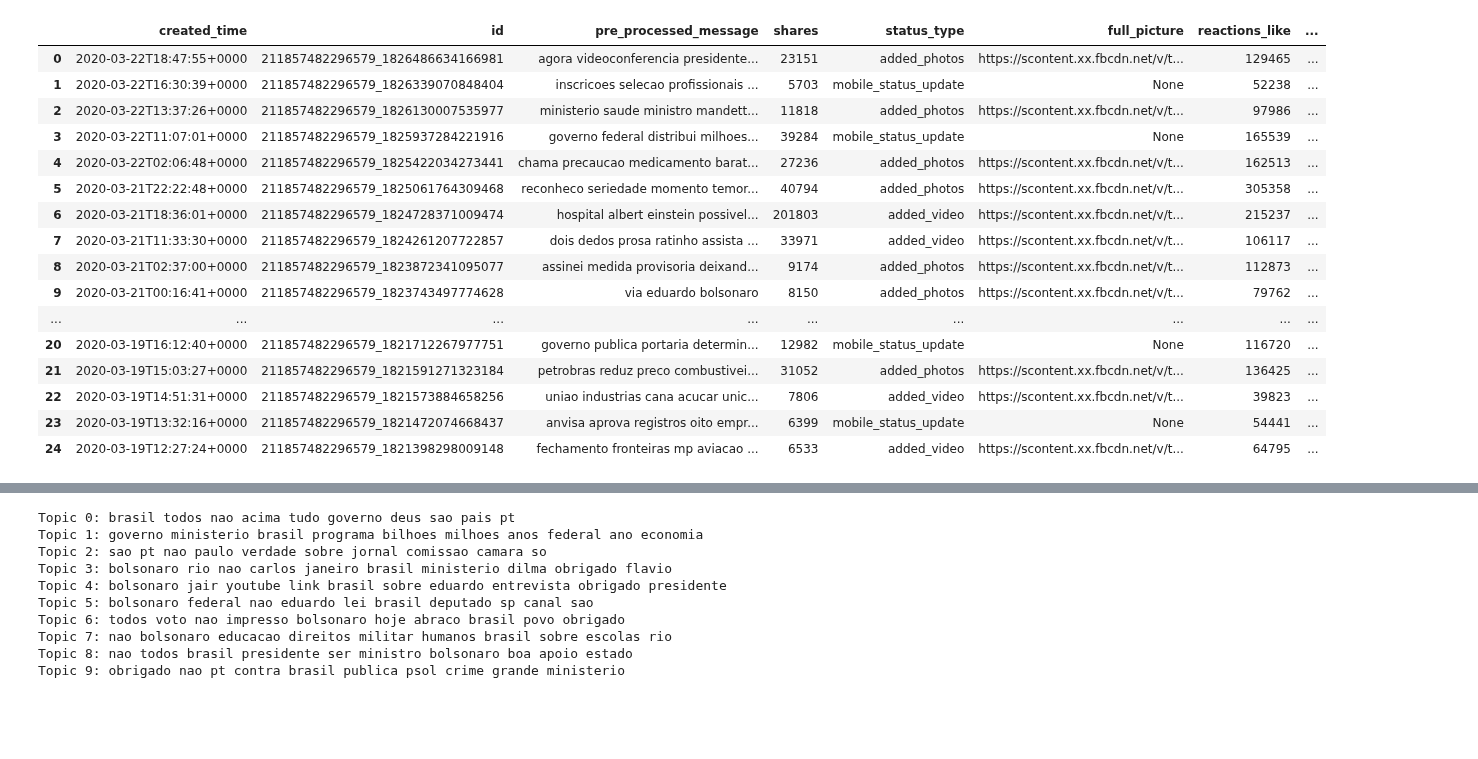
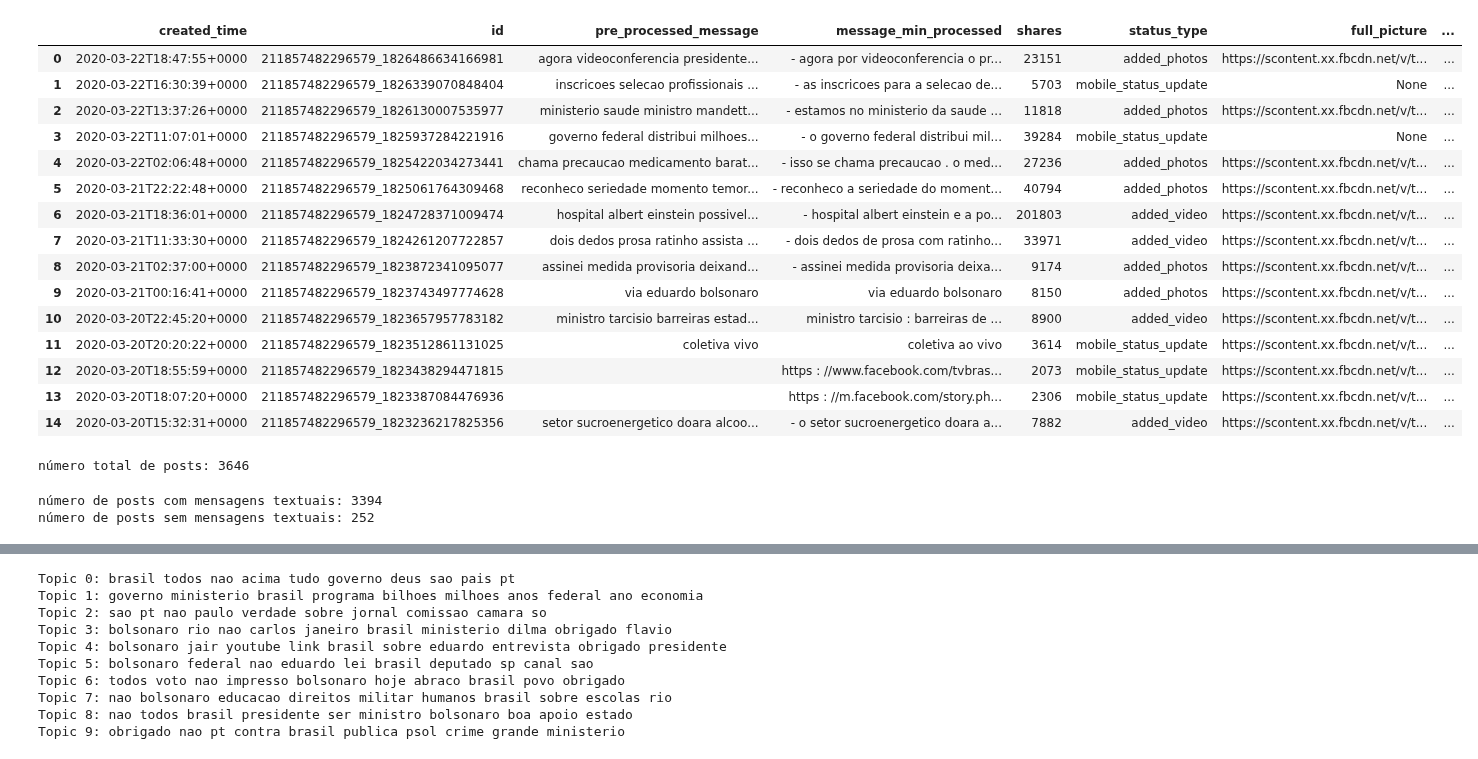
Before and after one commit to LucasPereiraMiranda/social-media-analysis, a Jupyter notebook: source/jupyter/lda_topics.ipynb, the cells around one changed output, grey strips where cells are left out. Cells and saved outputs as stored; diff of their text form; code cells hidden in the pictures; blank space fills up the shorter version.

```diff
--- a/source/jupyter/lda_topics.ipynb
+++ b/source/jupyter/lda_topics.ipynb
@@ -7,22 +9,35 @@ from sklearn.decomposition import LatentDirichletAllocation
 csv_file_path = '/home/lucas/UFOP/ple_2020/analise_midias_sociais/final-work/data/all_pp_posts_bolsonaro_posts.csv'
 df_candidate = pd.read_csv(csv_file_path,encoding = 'utf-8')
 # %%
-df_candidate.head(25)
+df_candidate.head(15)
 # %% [output]
-|  | created_time | id | pre_processed_message | shares | status_type | full_picture | reactions_like | ... |
-| 0 | 2020-03-22T18:47:55+0000 | 211857482296579_1826486634166981 | agora videoconferencia presidente... | 23151 | added_photos | https://scontent.xx.fbcdn.net/v/t... | 129465 | ... |
-| 1 | 2020-03-22T16:30:39+0000 | 211857482296579_1826339070848404 | inscricoes selecao profissionais ... | 5703 | mobile_status_update | None | 52238 | ... |
-| 2 | 2020-03-22T13:37:26+0000 | 211857482296579_1826130007535977 | ministerio saude ministro mandett... | 11818 | added_photos | https://scontent.xx.fbcdn.net/v/t... | 97986 | ... |
-| 3 | 2020-03-22T11:07:01+0000 | 211857482296579_1825937284221916 | governo federal distribui milhoes... | 39284 | mobile_status_update | None | 165539 | ... |
-| 4 | 2020-03-22T02:06:48+0000 | 211857482296579_1825422034273441 | chama precaucao medicamento barat... | 27236 | added_photos | https://scontent.xx.fbcdn.net/v/t... | 162513 | ... |
-| 5 | 2020-03-21T22:22:48+0000 | 211857482296579_1825061764309468 | reconheco seriedade momento temor... | 40794 | added_photos | https://scontent.xx.fbcdn.net/v/t... | 305358 | ... |
-| 6 | 2020-03-21T18:36:01+0000 | 211857482296579_1824728371009474 | hospital albert einstein possivel... | 201803 | added_video | https://scontent.xx.fbcdn.net/v/t... | 215237 | ... |
-| 7 | 2020-03-21T11:33:30+0000 | 211857482296579_1824261207722857 | dois dedos prosa ratinho assista ... | 33971 | added_video | https://scontent.xx.fbcdn.net/v/t... | 106117 | ... |
-| 8 | 2020-03-21T02:37:00+0000 | 211857482296579_1823872341095077 | assinei medida provisoria deixand... | 9174 | added_photos | https://scontent.xx.fbcdn.net/v/t... | 112873 | ... |
-| 9 | 2020-03-21T00:16:41+0000 | 211857482296579_1823743497774628 | via eduardo bolsonaro | 8150 | added_photos | https://scontent.xx.fbcdn.net/v/t... | 79762 | ... |
-| ... | ... | ... | ... | ... | ... | ... | ... | ... |
-| 20 | 2020-03-19T16:12:40+0000 | 211857482296579_1821712267977751 | governo publica portaria determin... | 12982 | mobile_status_update | None | 116720 | ... |
-| 21 | 2020-03-19T15:03:27+0000 | 211857482296579_1821591271323184 | petrobras reduz preco combustivei... | 31052 | added_photos | https://scontent.xx.fbcdn.net/v/t... | 136425 | ... |
-| 22 | 2020-03-19T14:51:31+0000 | 211857482296579_1821573884658256 | uniao industrias cana acucar unic... | 7806 | added_video | https://scontent.xx.fbcdn.net/v/t... | 39823 | ... |
-| 23 | 2020-03-19T13:32:16+0000 | 211857482296579_1821472074668437 | anvisa aprova registros oito empr... | 6399 | mobile_status_update | None | 54441 | ... |
-| 24 | 2020-03-19T12:27:24+0000 | 211857482296579_1821398298009148 | fechamento fronteiras mp aviacao ... | 6533 | added_video | https://scontent.xx.fbcdn.net/v/t... | 64795 | ... |
+|  | created_time | id | pre_processed_message | message_min_processed | shares | status_type | full_picture | ... |
+| 0 | 2020-03-22T18:47:55+0000 | 211857482296579_1826486634166981 | agora videoconferencia presidente... | - agora por videoconferencia o pr... | 23151 | added_photos | https://scontent.xx.fbcdn.net/v/t... | ... |
+| 1 | 2020-03-22T16:30:39+0000 | 211857482296579_1826339070848404 | inscricoes selecao profissionais ... | - as inscricoes para a selecao de... | 5703 | mobile_status_update | None | ... |
+| 2 | 2020-03-22T13:37:26+0000 | 211857482296579_1826130007535977 | ministerio saude ministro mandett... | - estamos no ministerio da saude ... | 11818 | added_photos | https://scontent.xx.fbcdn.net/v/t... | ... |
+| 3 | 2020-03-22T11:07:01+0000 | 211857482296579_1825937284221916 | governo federal distribui milhoes... | - o governo federal distribui mil... | 39284 | mobile_status_update | None | ... |
+| 4 | 2020-03-22T02:06:48+0000 | 211857482296579_1825422034273441 | chama precaucao medicamento barat... | - isso se chama precaucao . o med... | 27236 | added_photos | https://scontent.xx.fbcdn.net/v/t... | ... |
+| 5 | 2020-03-21T22:22:48+0000 | 211857482296579_1825061764309468 | reconheco seriedade momento temor... | - reconheco a seriedade do moment... | 40794 | added_photos | https://scontent.xx.fbcdn.net/v/t... | ... |
+| 6 | 2020-03-21T18:36:01+0000 | 211857482296579_1824728371009474 | hospital albert einstein possivel... | - hospital albert einstein e a po... | 201803 | added_video | https://scontent.xx.fbcdn.net/v/t... | ... |
+| 7 | 2020-03-21T11:33:30+0000 | 211857482296579_1824261207722857 | dois dedos prosa ratinho assista ... | - dois dedos de prosa com ratinho... | 33971 | added_video | https://scontent.xx.fbcdn.net/v/t... | ... |
+| 8 | 2020-03-21T02:37:00+0000 | 211857482296579_1823872341095077 | assinei medida provisoria deixand... | - assinei medida provisoria deixa... | 9174 | added_photos | https://scontent.xx.fbcdn.net/v/t... | ... |
+| 9 | 2020-03-21T00:16:41+0000 | 211857482296579_1823743497774628 | via eduardo bolsonaro | via eduardo bolsonaro | 8150 | added_photos | https://scontent.xx.fbcdn.net/v/t... | ... |
+| 10 | 2020-03-20T22:45:20+0000 | 211857482296579_1823657957783182 | ministro tarcisio barreiras estad... | ministro tarcisio : barreiras de ... | 8900 | added_video | https://scontent.xx.fbcdn.net/v/t... | ... |
+| 11 | 2020-03-20T20:20:22+0000 | 211857482296579_1823512861131025 | coletiva vivo | coletiva ao vivo | 3614 | mobile_status_update | https://scontent.xx.fbcdn.net/v/t... | ... |
+| 12 | 2020-03-20T18:55:59+0000 | 211857482296579_1823438294471815 |  | https : //www.facebook.com/tvbras... | 2073 | mobile_status_update | https://scontent.xx.fbcdn.net/v/t... | ... |
+| 13 | 2020-03-20T18:07:20+0000 | 211857482296579_1823387084476936 |  | https : //m.facebook.com/story.ph... | 2306 | mobile_status_update | https://scontent.xx.fbcdn.net/v/t... | ... |
+| 14 | 2020-03-20T15:32:31+0000 | 211857482296579_1823236217825356 | setor sucroenergetico doara alcoo... | - o setor sucroenergetico doara a... | 7882 | added_video | https://scontent.xx.fbcdn.net/v/t... | ... |
+# %%
+n_total_posts = len(df_candidate)
+print('número total de posts: {0}'.format(str(n_total_posts)))
+# %% [output]
+número total de posts: 3646
+# %%
+n_posts_with_textual_messages = df_candidate[df_candidate.has_textual_message == True].shape[0]
+n_posts_without_textual_messages = df_candidate[df_candidate.has_textual_message == False].shape[0]
+
+print('número de posts com mensagens textuais: {0}'.format(str(n_posts_with_textual_messages)))
+print('número de posts sem mensagens textuais: {0}'.format(str(n_posts_without_textual_messages)))
+# %% [output]
+número de posts com mensagens textuais: 3394
+número de posts sem mensagens textuais: 252
```
Also changed, not shown: parts of 10 cells of this notebook.
